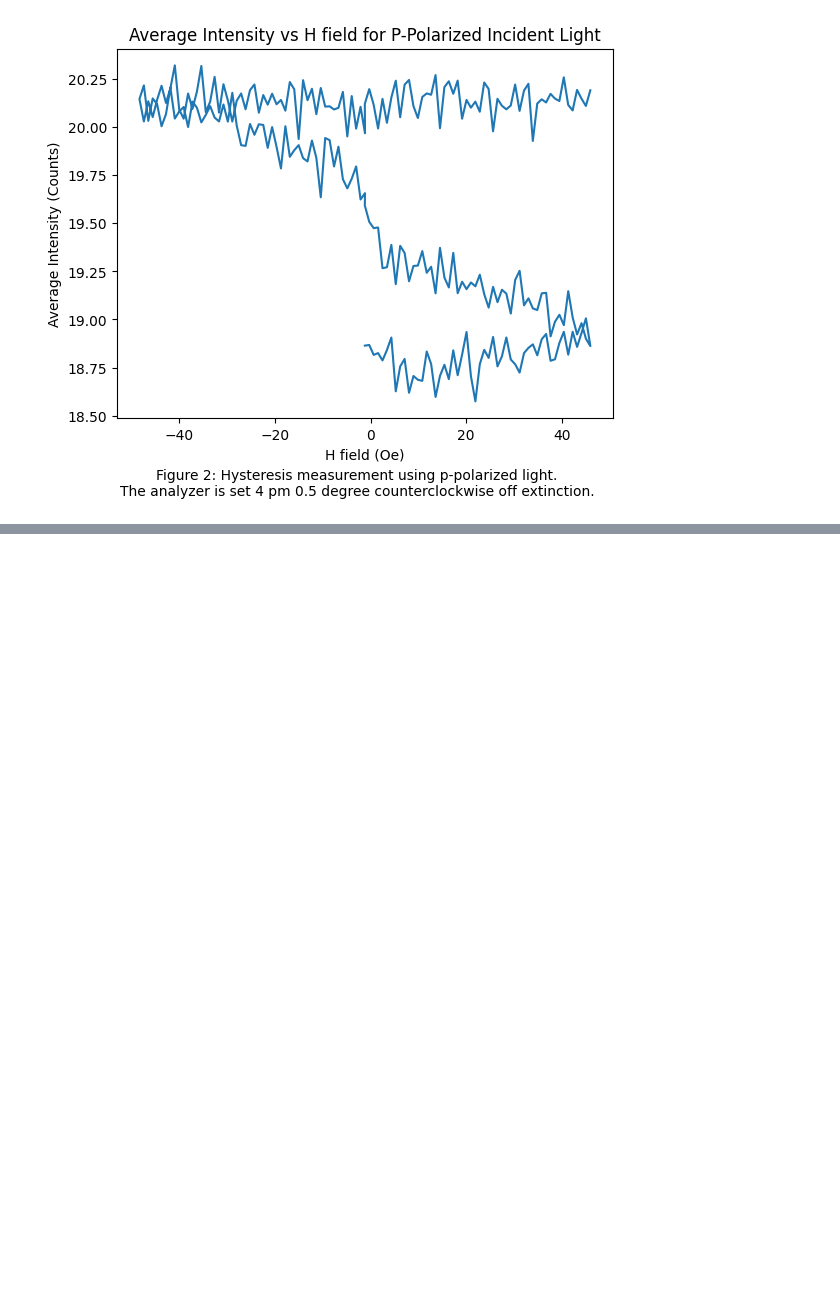
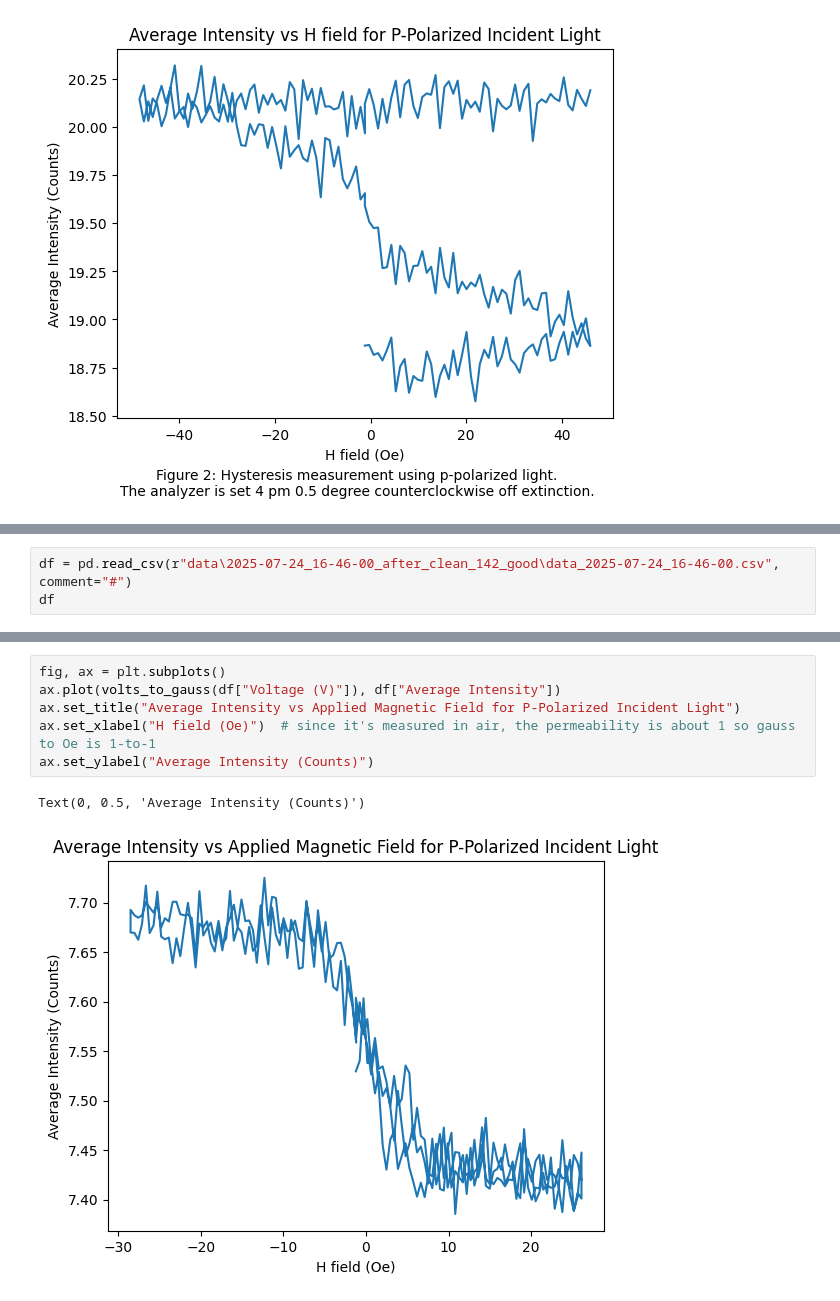
Before and after one commit to jasonwu224/MOKE, a Jupyter notebook: data_analysis.ipynb, the cells around one changed output, grey strips where cells are left out. Cells and saved outputs as stored; diff of their text form; blank space fills up the shorter version.

```diff
--- a/data_analysis.ipynb
+++ b/data_analysis.ipynb
@@ -301,0 +365,3 @@ fig, ax = plt.subplots(2, 2)
+# %%
+df = pd.read_csv(r"data\2025-07-24_16-46-00_after_clean_142_good\data_2025-07-24_16-46-00.csv", comment="#")
+df
@@ -301,0 +382,9 @@ fig, ax = plt.subplots(2, 2)
+# %%
+fig, ax = plt.subplots()
+ax.plot(volts_to_gauss(df["Voltage (V)"]), df["Average Intensity"])
+ax.set_title("Average Intensity vs Applied Magnetic Field for P-Polarized Incident Light")
+ax.set_xlabel("H field (Oe)")  # since it's measured in air, the permeability is about 1 so gauss to Oe is 1-to-1
+ax.set_ylabel("Average Intensity (Counts)")
+# %% [output]
+Text(0, 0.5, 'Average Intensity (Counts)')
+[figure, added]
```
Also changed, not shown: parts of 5 cells of this notebook, 17 other files.
